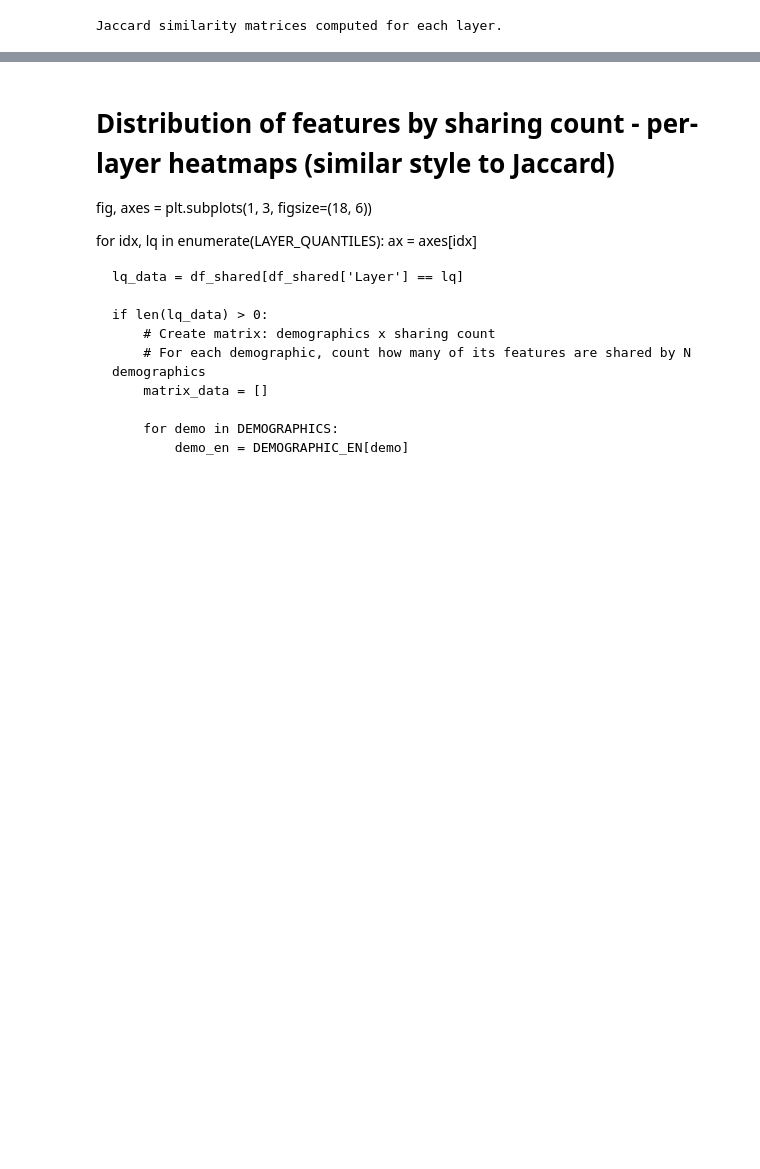
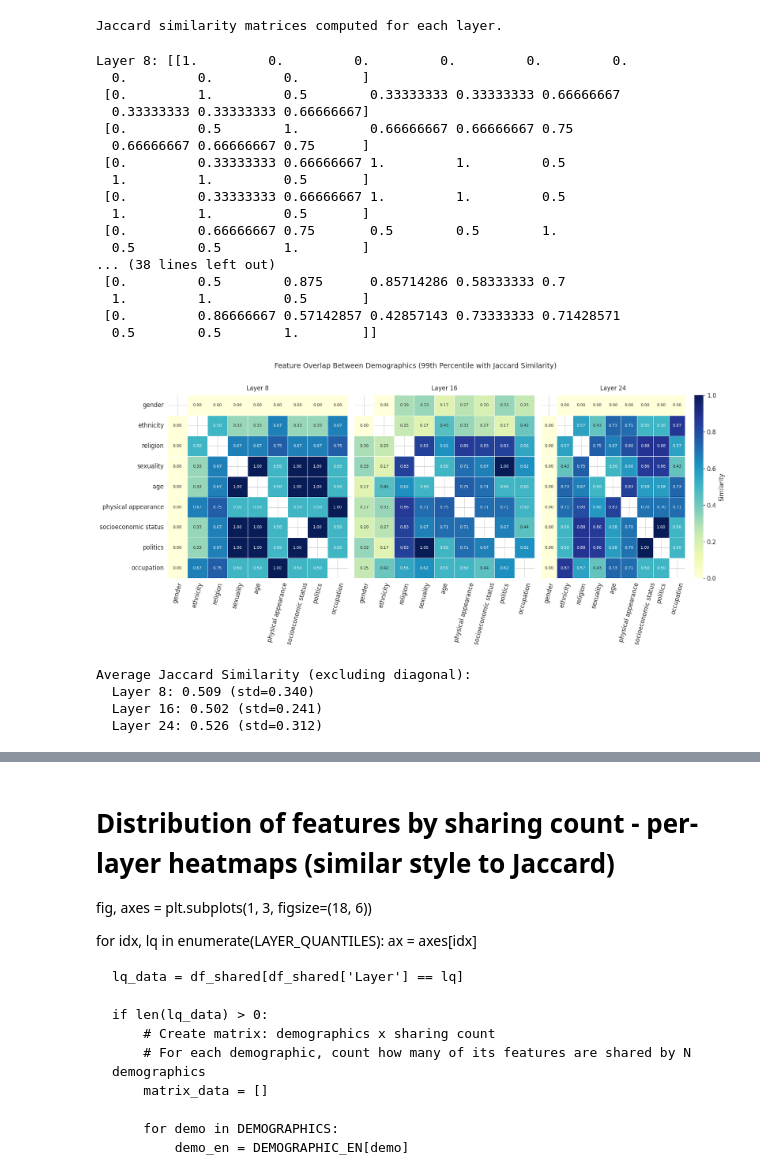
Before and after one commit to youngjinss/Korean-Bias-SAE, a Jupyter notebook: notebooks/visualizations/03_analyze_important_neurons.ipynb, the cells around one changed output, grey strips where cells are left out. Cells and saved outputs as stored; diff of their text form; code cells hidden in the pictures; blank space fills up the shorter version.

```diff
--- a/notebooks/visualizations/03_analyze_important_neurons.ipynb
+++ b/notebooks/visualizations/03_analyze_important_neurons.ipynb
@@ -587,7 +620,7 @@ print("Jaccard similarity matrices computed for each layer.")
 Jaccard similarity matrices computed for each layer.
 # %%
 # Visualize Jaccard similarity heatmaps
-fig, axes = plt.subplots(1, 3, figsize=(18, 5))
+fig, axes = plt.subplots(1, 3, figsize=(18, 8))
 
 demo_en_labels = [DEMOGRAPHIC_EN[d] for d in DEMOGRAPHICS]
 
@@ -608,36 +641,62 @@ for idx, lq in enumerate(LAYER_QUANTILES):
         fmt='.2f',
         cmap='YlGnBu',
         vmin=0,
         vmax=1,
         ax=ax,
         mask=mask,
-        cbar_kws={'label': 'Jaccard Similarity'},
+        cbar=True if idx > 1 else False,
+        cbar_kws={'label': 'Similarity'} if idx > 1 else None,
         linewidths=0.5,
         annot_kws={'fontsize': 8}
     )
 
     ax.set_title(f'{LAYER_LABELS[lq]}', fontsize=12, pad=10)
     ax.tick_params(axis='x', rotation=75)  # Set x-axis rotation to 75 degrees
     ax.tick_params(axis='y', rotation=0)
 
     # Remove y-axis for Layer 16 and Layer 24 (idx > 0)
     if idx > 0:
         ax.set_ylabel('')
         ax.set_yticklabels([])
 
-plt.suptitle('Feature Overlap Between Demographics (99th Percentile)\nJaccard Similarity: |A∩B| / |A∪B|',
-             fontsize=14, y=1.05)
+    print(f'{LAYER_LABELS[lq]}: {df_matrix.values}')
+
+plt.suptitle('Feature Overlap Between Demographics (99th Percentile with Jaccard Similarity)',
+             fontsize=14, y=1.01)
 plt.tight_layout()
 plt.savefig(ASSETS_DIR / f"important_neurons_jaccard_similarity_{STAGE}.png", dpi=300, bbox_inches='tight')
 plt.show()
 
 # Print average similarity per layer
 print("\nAverage Jaccard Similarity (excluding diagonal):")
 for lq in LAYER_QUANTILES:
     matrix = jaccard_matrices[lq]
     # Get off-diagonal elements
     off_diag = matrix[~np.eye(matrix.shape[0], dtype=bool)]
     print(f"  {LAYER_LABELS[lq]}: {off_diag.mean():.3f} (std={off_diag.std():.3f})")
+# %% [output]
+Layer 8: [[1.         0.         0.         0.         0.         0.
+  0.         0.         0.        ]
+ [0.         1.         0.5        0.33333333 0.33333333 0.66666667
+  0.33333333 0.33333333 0.66666667]
+ [0.         0.5        1.         0.66666667 0.66666667 0.75
+  0.66666667 0.66666667 0.75      ]
+ [0.         0.33333333 0.66666667 1.         1.         0.5
+  1.         1.         0.5       ]
+ [0.         0.33333333 0.66666667 1.         1.         0.5
+  1.         1.         0.5       ]
+ [0.         0.66666667 0.75       0.5        0.5        1.
+  0.5        0.5        1.        ]
+... (38 lines left out)
+ [0.         0.5        0.875      0.85714286 0.58333333 0.7
+  1.         1.         0.5       ]
+ [0.         0.86666667 0.57142857 0.42857143 0.73333333 0.71428571
+  0.5        0.5        1.        ]]
+[figure, added]
+Average Jaccard Similarity (excluding diagonal):
+  Layer 8: 0.509 (std=0.340)
+  Layer 16: 0.502 (std=0.241)
+  Layer 24: 0.526 (std=0.312)
 # %%
 # Analyze shared vs unique features
 shared_features_data = []
```
Also changed, not shown: parts of 8 cells of this notebook, 2 other files.
